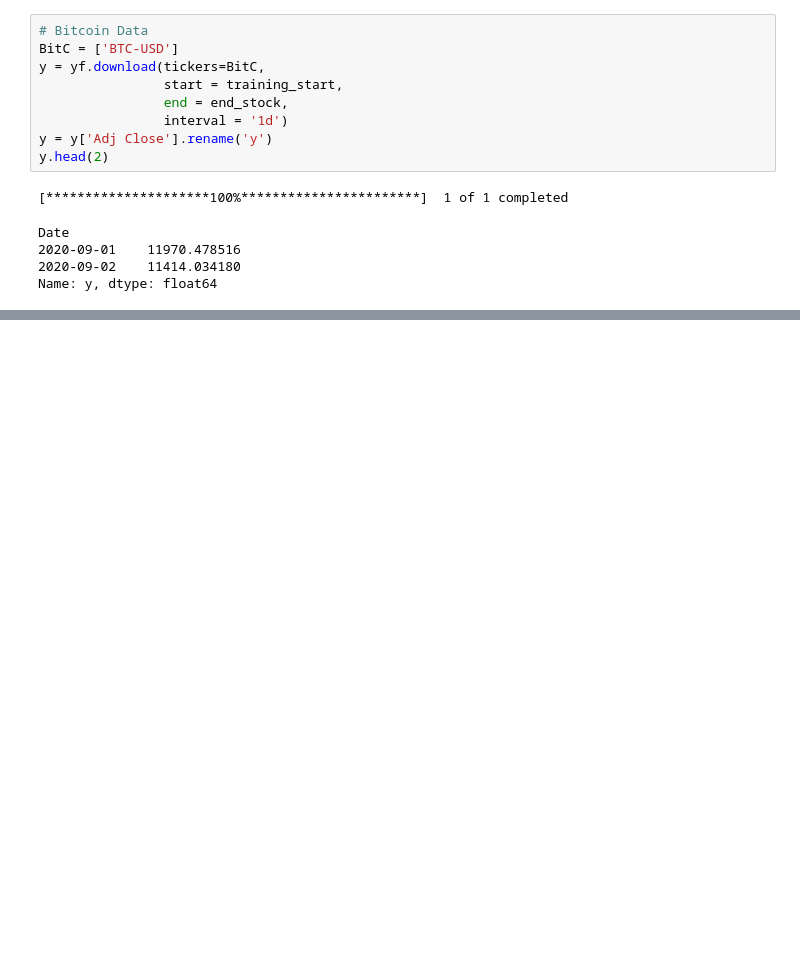
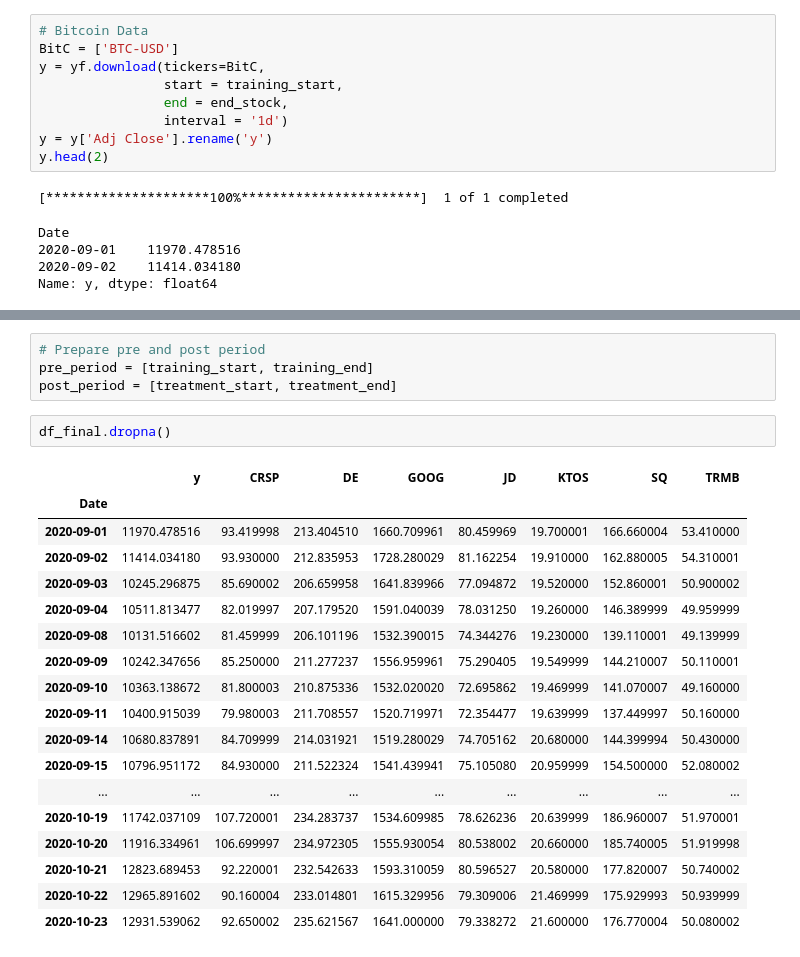
Before and after one commit to bhalla-18/Google-C-Impact, a Jupyter notebook: Google_Causal_Impact.ipynb, the cells around one changed output, grey strips where cells are left out. Saved outputs shown, nothing was run; the diff lists cells and outputs as text; blank space fills up the shorter version.

```diff
--- a/Google_Causal_Impact.ipynb
+++ b/Google_Causal_Impact.ipynb
@@ -89,0 +179,25 @@ df.head(2)
+# %%
+# Prepare pre and post period
+pre_period = [training_start, training_end]
+post_period = [treatment_start, treatment_end]
+# %%
+df_final.dropna()
+# %% [output]
+|  | y | CRSP | DE | GOOG | JD | KTOS | SQ | TRMB |
+| Date |  |  |  |  |  |  |  |  |
+| 2020-09-01 | 11970.478516 | 93.419998 | 213.404510 | 1660.709961 | 80.459969 | 19.700001 | 166.660004 | 53.410000 |
+| 2020-09-02 | 11414.034180 | 93.930000 | 212.835953 | 1728.280029 | 81.162254 | 19.910000 | 162.880005 | 54.310001 |
+| 2020-09-03 | 10245.296875 | 85.690002 | 206.659958 | 1641.839966 | 77.094872 | 19.520000 | 152.860001 | 50.900002 |
+| 2020-09-04 | 10511.813477 | 82.019997 | 207.179520 | 1591.040039 | 78.031250 | 19.260000 | 146.389999 | 49.959999 |
+| 2020-09-08 | 10131.516602 | 81.459999 | 206.101196 | 1532.390015 | 74.344276 | 19.230000 | 139.110001 | 49.139999 |
+| 2020-09-09 | 10242.347656 | 85.250000 | 211.277237 | 1556.959961 | 75.290405 | 19.549999 | 144.210007 | 50.110001 |
+| 2020-09-10 | 10363.138672 | 81.800003 | 210.875336 | 1532.020020 | 72.695862 | 19.469999 | 141.070007 | 49.160000 |
+| 2020-09-11 | 10400.915039 | 79.980003 | 211.708557 | 1520.719971 | 72.354477 | 19.639999 | 137.449997 | 50.160000 |
+| 2020-09-14 | 10680.837891 | 84.709999 | 214.031921 | 1519.280029 | 74.705162 | 20.680000 | 144.399994 | 50.430000 |
+| 2020-09-15 | 10796.951172 | 84.930000 | 211.522324 | 1541.439941 | 75.105080 | 20.959999 | 154.500000 | 52.080002 |
+| ... | ... | ... | ... | ... | ... | ... | ... | ... |
+| 2020-10-19 | 11742.037109 | 107.720001 | 234.283737 | 1534.609985 | 78.626236 | 20.639999 | 186.960007 | 51.970001 |
+| 2020-10-20 | 11916.334961 | 106.699997 | 234.972305 | 1555.930054 | 80.538002 | 20.660000 | 185.740005 | 51.919998 |
+| 2020-10-21 | 12823.689453 | 92.220001 | 232.542633 | 1593.310059 | 80.596527 | 20.580000 | 177.820007 | 50.740002 |
+| 2020-10-22 | 12965.891602 | 90.160004 | 233.014801 | 1615.329956 | 79.309006 | 21.469999 | 175.929993 | 50.939999 |
+| 2020-10-23 | 12931.539062 | 92.650002 | 235.621567 | 1641.000000 | 79.338272 | 21.600000 | 176.770004 | 50.080002 |
```
Also changed, not shown: parts of 18 cells of this notebook.
